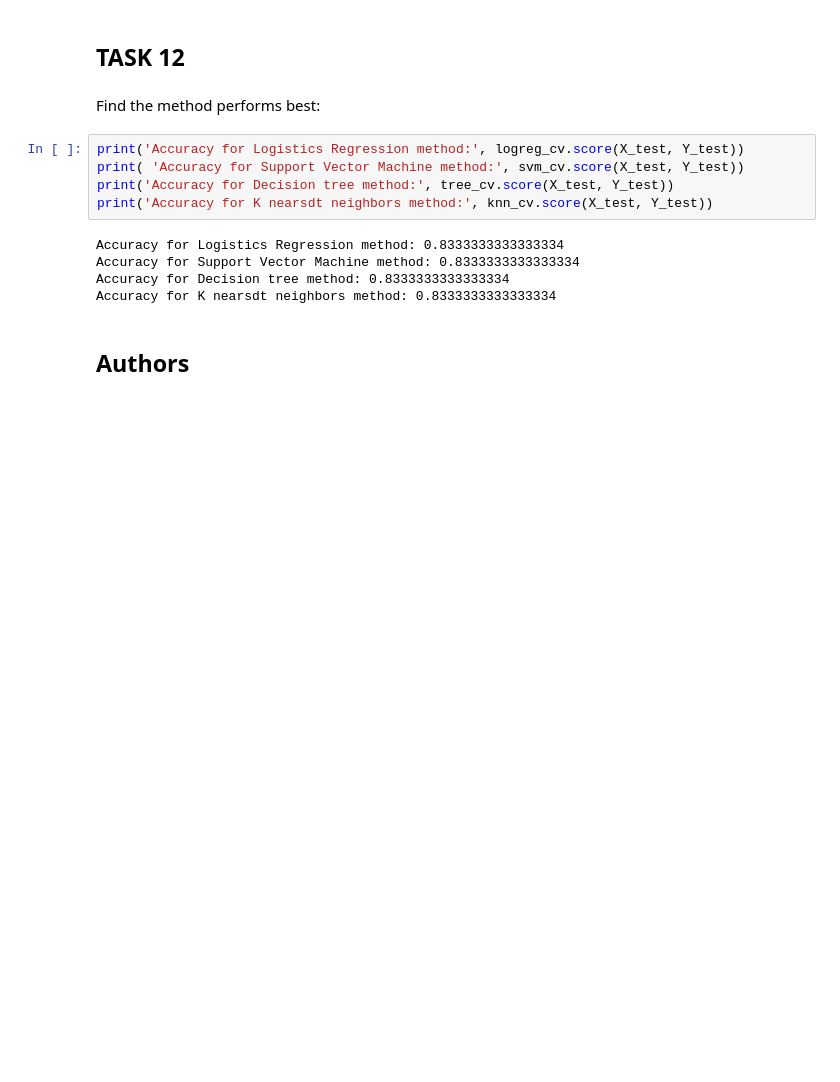
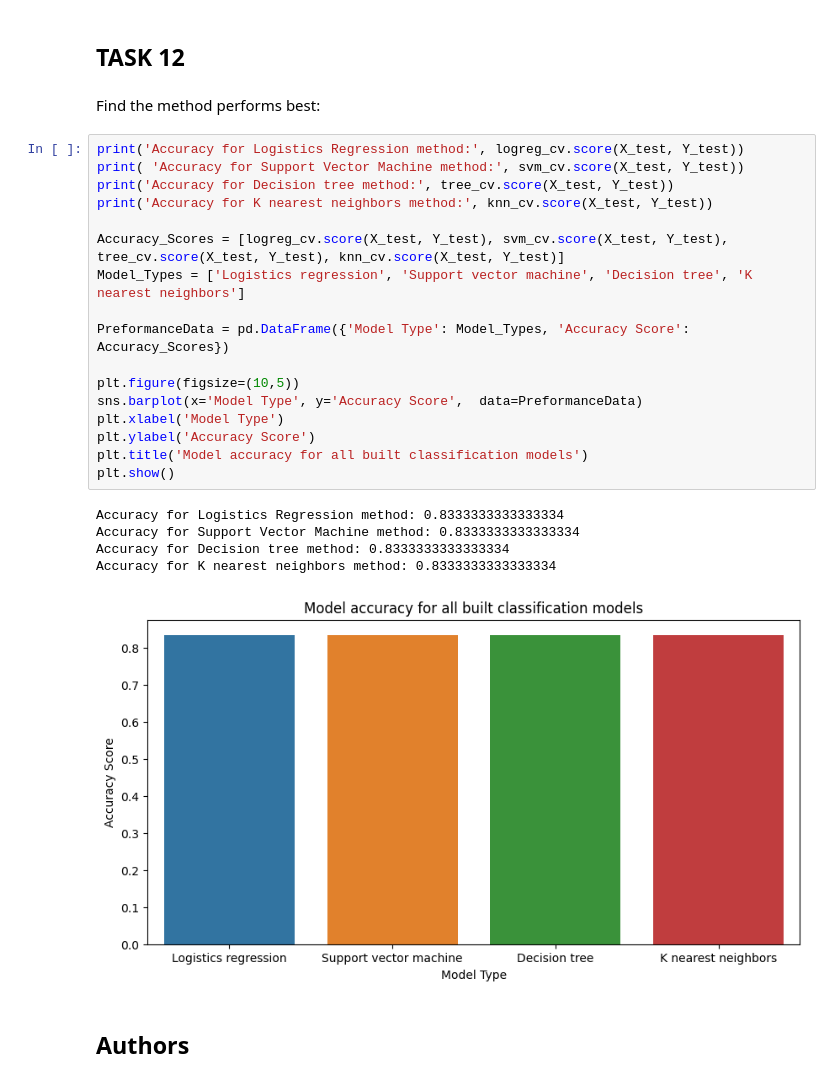
Before and after one commit to Wout45/CapstoneProjectIBMDataScience, a Jupyter notebook: Capstone Project - ML Prediction.ipynb, the cells around one changed output. Saved outputs shown, nothing was run; the diff lists cells and outputs as text; blank space fills up the shorter version.

```diff
--- a/Capstone Project - ML Prediction.ipynb
+++ b/Capstone Project - ML Prediction.ipynb
@@ -328,13 +328,26 @@ Find the method performs best:
 # %%
 print('Accuracy for Logistics Regression method:', logreg_cv.score(X_test, Y_test))
 print( 'Accuracy for Support Vector Machine method:', svm_cv.score(X_test, Y_test))
 print('Accuracy for Decision tree method:', tree_cv.score(X_test, Y_test))
-print('Accuracy for K nearsdt neighbors method:', knn_cv.score(X_test, Y_test))
+print('Accuracy for K nearest neighbors method:', knn_cv.score(X_test, Y_test))
+
+Accuracy_Scores = [logreg_cv.score(X_test, Y_test), svm_cv.score(X_test, Y_test), tree_cv.score(X_test, Y_test), knn_cv.score(X_test, Y_test)]
+Model_Types = ['Logistics regression', 'Support vector machine', 'Decision tree', 'K nearest neighbors']
+
+PreformanceData = pd.DataFrame({'Model Type': Model_Types, 'Accuracy Score': Accuracy_Scores})
+
+plt.figure(figsize=(10,5))
+sns.barplot(x='Model Type', y='Accuracy Score',  data=PreformanceData)
+plt.xlabel('Model Type')
+plt.ylabel('Accuracy Score')
+plt.title('Model accuracy for all built classification models')
+plt.show()
 # %% [output]
 Accuracy for Logistics Regression method: 0.8333333333333334
 Accuracy for Support Vector Machine method: 0.8333333333333334
 Accuracy for Decision tree method: 0.8333333333333334
-Accuracy for K nearsdt neighbors method: 0.8333333333333334
+Accuracy for K nearest neighbors method: 0.8333333333333334
+[figure, added]
 # %% [markdown]
 ## Authors
 # %% [markdown]
```
Also changed, not shown: parts of 2 cells of this notebook.
